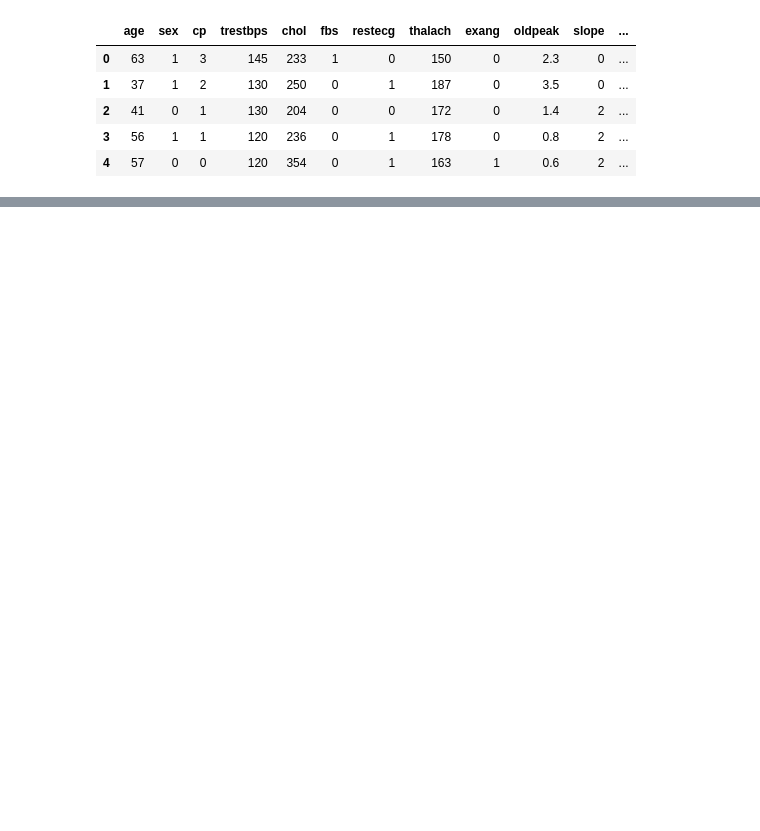
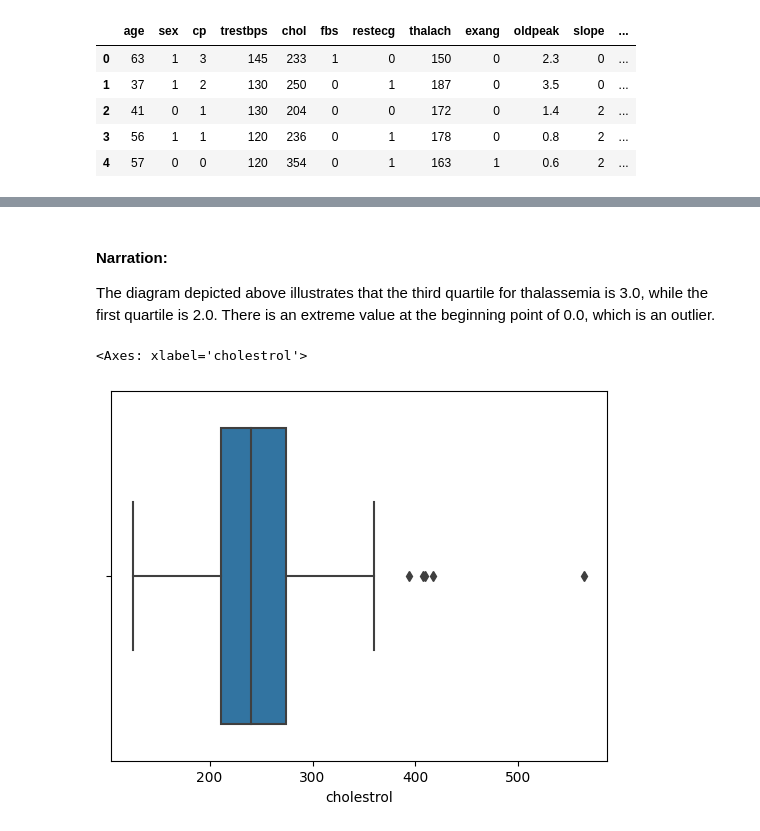
Before and after one commit to SenseiBassa/Exploratory_Data_Analaysis_with_Excel, a Jupyter notebook: Heart_Disease_Prediction_ML_(Supervised_Learning).ipynb, the cells around one changed output, grey strips where cells are left out. Drawn from its saved outputs; the diff is of its cells as text; code cells hidden in the pictures; blank space fills up the shorter version.

```diff
--- a/Heart_Disease_Prediction_ML_(Supervised_Learning).ipynb
+++ b/Heart_Disease_Prediction_ML_(Supervised_Learning).ipynb
@@ -45,0 +181,9 @@ df.head()
+# %% [markdown]
+#### Narration:
+The diagram depicted above illustrates that the third quartile for thalassemia is 3.0, while the first quartile is 2.0. There is an extreme value at the beginning point of 0.0, which is an outlier.
+# %%
+# Check for outliers
+sns.boxplot(x=df["cholestrol"])
+# %% [output]
+<Axes: xlabel='cholestrol'>
+[figure, added]
```
Also changed, not shown: parts of 61 cells of this notebook.
